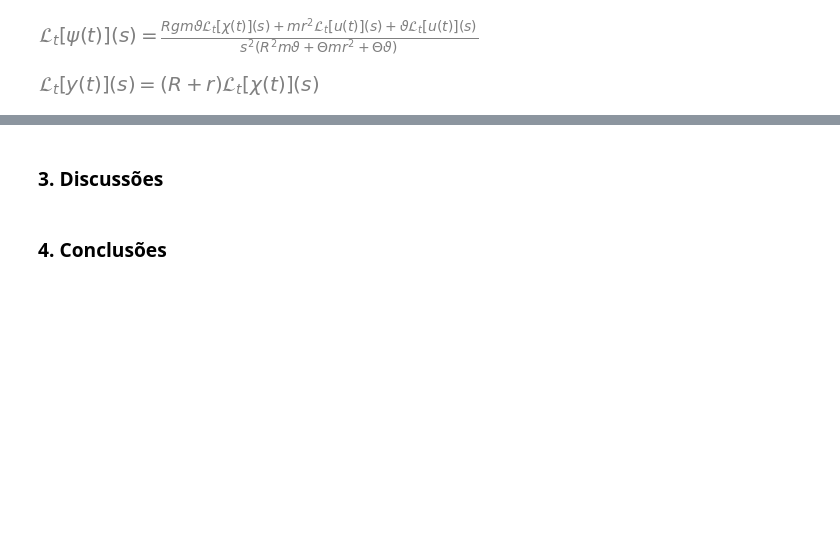
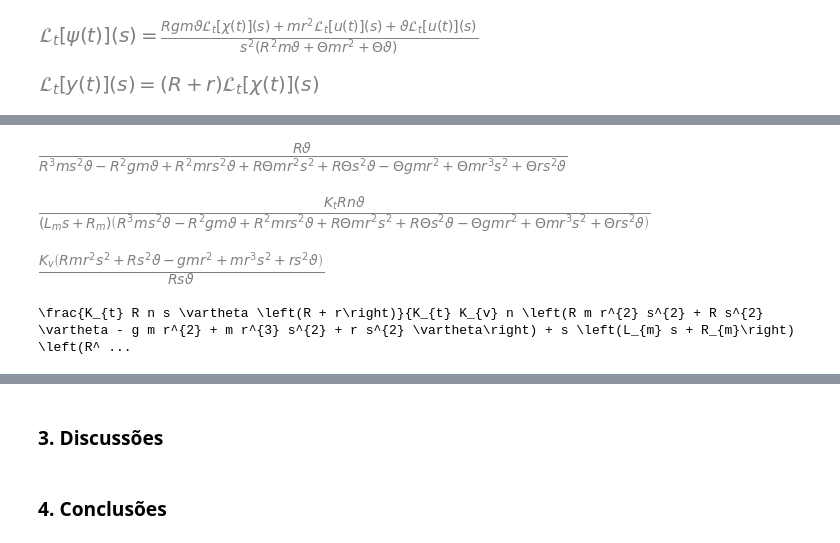
Before and after one commit to Maionepy/Controle_Projeto_Final, a Jupyter notebook: Trabalho_Final.ipynb, the cells around one changed output, grey strips where cells are left out. Drawn from its saved outputs; the diff is of its cells as text; code cells hidden in the pictures; blank space fills up the shorter version.

Commit message:
Diagrama resumido completpo 1a versao

```diff
--- a/Trabalho_Final.ipynb
+++ b/Trabalho_Final.ipynb
@@ -150,0 +162,21 @@ eq_y_s
+# %%
+G1 = eq_chi_s.rhs/u_s
+G1
+# %% [output]
+[figure, added]
+# %%
+Gcima = ((Kt*n)/(Lm*s+Rm)*G1).simplify()
+Gcima
+# %% [output]
+[figure, added]
+# %%
+Gbaixo = ((R*g*m*v + (m*r**2+v)/G1)*(Kv*s)/(s**2*(R**2*m*v + O*m*r**2 + O*v))).simplify()
+Gbaixo
+# %% [output]
+[figure, added]
+# %%
+Gfinal = ((Gcima/(1+Gcima*Gbaixo)*(R+r))).simplify()
+Gfinal
+print(latex(Gfinal))
+# %% [output]
+\frac{K_{t} R n s \vartheta \left(R + r\right)}{K_{t} K_{v} n \left(R m r^{2} s^{2} + R s^{2} \vartheta - g m r^{2} + m r^{3} s^{2} + r s^{2} \vartheta\right) + s \left(L_{m} s + R_{m}\right) \left(R^ ...
```
Also changed, not shown: parts of 12 cells of this notebook, 3 other files.
